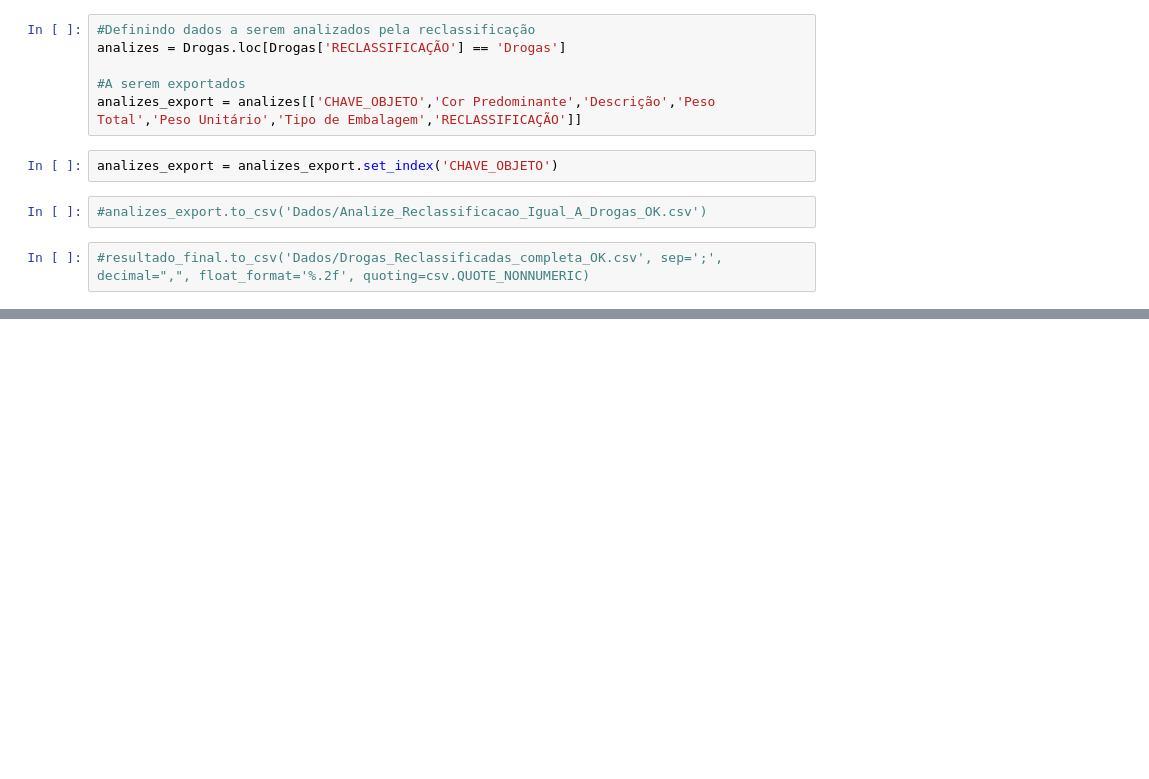
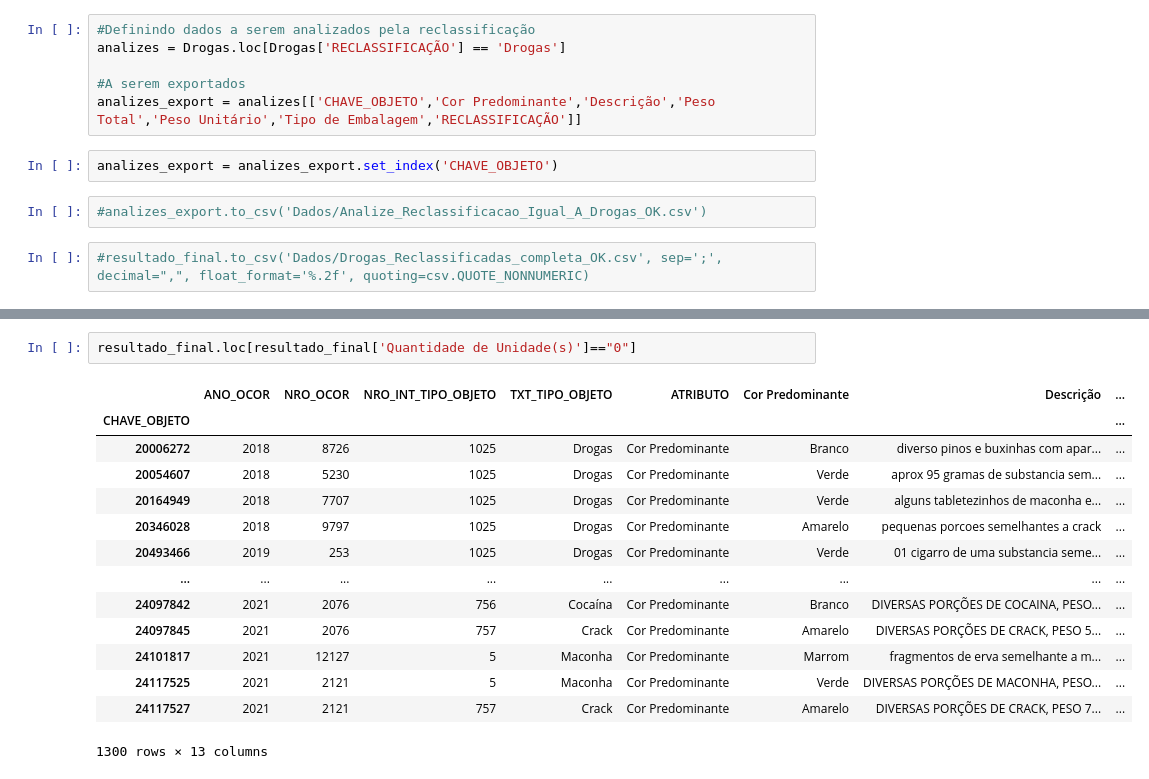
Before and after one commit to giuliannocappellari/Grafos, a Jupyter notebook: Indicadores/Drogas_Reclassificacao_2.ipynb, the cells around one changed output, grey strips where cells are left out. Saved outputs shown, nothing was run; the diff lists cells and outputs as text; blank space fills up the shorter version.

Commit message:
Tentativa_de_analize_de_pesos

```diff
--- a/Indicadores/Drogas_Reclassificacao_2.ipynb
+++ b/Indicadores/Drogas_Reclassificacao_2.ipynb
@@ -201,0 +232,17 @@ analizes_export = analizes_export.set_index('CHAVE_OBJETO')
+# %%
+resultado_final.loc[resultado_final['Quantidade de Unidade(s)']=="0"]
+# %% [output]
+|  | ANO_OCOR | NRO_OCOR | NRO_INT_TIPO_OBJETO | TXT_TIPO_OBJETO | ATRIBUTO | Cor Predominante | Descrição | ... |
+| CHAVE_OBJETO |  |  |  |  |  |  |  | ... |
+| 20006272 | 2018 | 8726 | 1025 | Drogas | Cor Predominante | Branco | diverso pinos e buxinhas com apar... | ... |
+| 20054607 | 2018 | 5230 | 1025 | Drogas | Cor Predominante | Verde | aprox 95 gramas de substancia sem... | ... |
+| 20164949 | 2018 | 7707 | 1025 | Drogas | Cor Predominante | Verde | alguns tabletezinhos de maconha e... | ... |
+| 20346028 | 2018 | 9797 | 1025 | Drogas | Cor Predominante | Amarelo | pequenas porcoes semelhantes a crack | ... |
+| 20493466 | 2019 | 253 | 1025 | Drogas | Cor Predominante | Verde | 01 cigarro de uma substancia seme... | ... |
+| ... | ... | ... | ... | ... | ... | ... | ... | ... |
+| 24097842 | 2021 | 2076 | 756 | Cocaína | Cor Predominante | Branco | DIVERSAS PORÇÕES DE COCAINA, PESO... | ... |
+| 24097845 | 2021 | 2076 | 757 | Crack | Cor Predominante | Amarelo | DIVERSAS PORÇÕES DE CRACK, PESO 5... | ... |
+| 24101817 | 2021 | 12127 | 5 | Maconha | Cor Predominante | Marrom | fragmentos de erva semelhante a m... | ... |
+| 24117525 | 2021 | 2121 | 5 | Maconha | Cor Predominante | Verde | DIVERSAS PORÇÕES DE MACONHA, PESO... | ... |
+| 24117527 | 2021 | 2121 | 757 | Crack | Cor Predominante | Amarelo | DIVERSAS PORÇÕES DE CRACK, PESO 7... | ... |
+1300 rows × 13 columns
```
Also changed, not shown: parts of 8 cells of this notebook.
